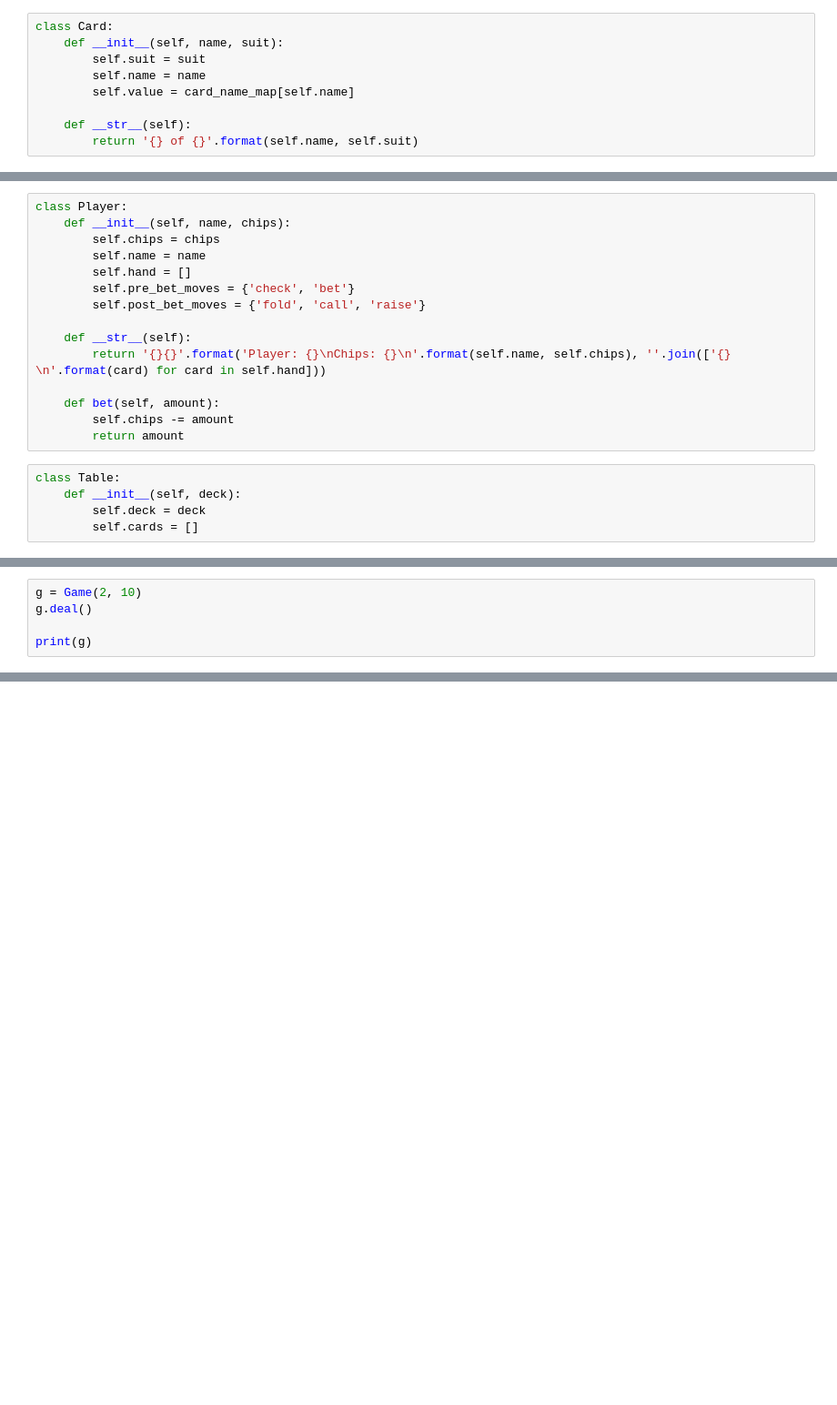
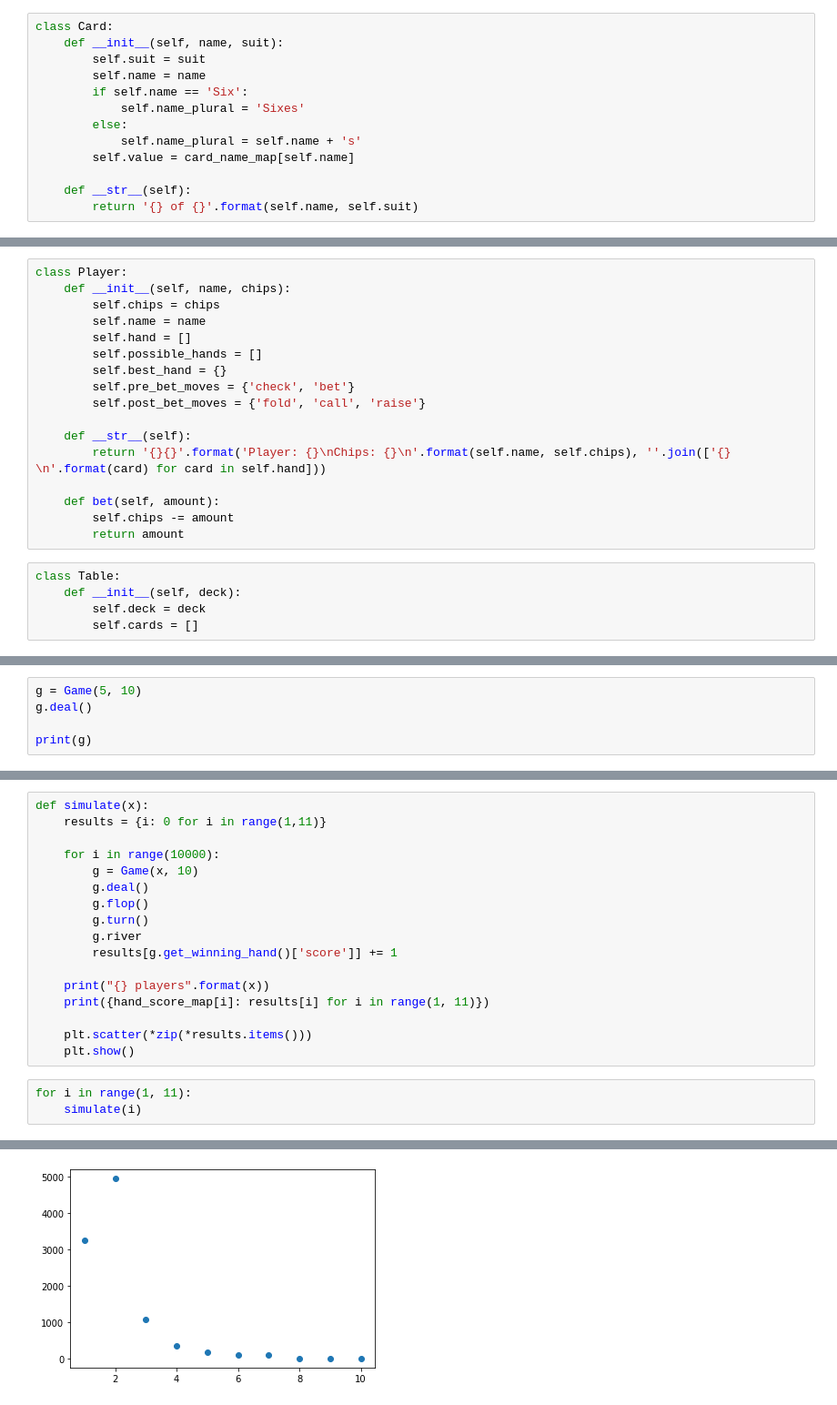
Before and after one commit to owenmccadden/econ-411, a Jupyter notebook: texas_hold_em.ipynb, the cells around one changed output, grey strips where cells are left out. Shown at 91% size. Drawn from its saved outputs; the diff is of its cells as text; blank space fills up the shorter version.

Commit message:
implemented poker game simulation

```diff
--- a/texas_hold_em.ipynb
+++ b/texas_hold_em.ipynb
@@ -25,6 +43,10 @@ class Card:
     def __init__(self, name, suit):
         self.suit = suit
         self.name = name
+        if self.name == 'Six':
+            self.name_plural = 'Sixes'
+        else:
+            self.name_plural = self.name + 's'
         self.value = card_name_map[self.name]
 
     def __str__(self):
@@ -52,6 +74,8 @@ class Player:
         self.chips = chips
         self.name = name
         self.hand = []
+        self.possible_hands = []
+        self.best_hand = {}
         self.pre_bet_moves = {'check', 'bet'}
         self.post_bet_moves = {'fold', 'call', 'raise'}
 
@@ -102,5 +283,5 @@ class Game:
 # %%
-g = Game(2, 10)
+g = Game(5, 10)
 g.deal()
 
 print(g)
@@ -296,0 +330,21 @@ def evaluateScore(hand):
+# %%
+def simulate(x):
+    results = {i: 0 for i in range(1,11)}
+
+    for i in range(10000):
+        g = Game(x, 10)
+        g.deal()
+        g.flop()
+        g.turn()
+        g.river
+        results[g.get_winning_hand()['score']] += 1
+
+    print("{} players".format(x))
+    print({hand_score_map[i]: results[i] for i in range(1, 11)})
+
+    plt.scatter(*zip(*results.items()))
+    plt.show()
+# %%
+for i in range(1, 11):
+    simulate(i)
+# %% [output]
@@ -296,0 +353 @@ def evaluateScore(hand):
+[figure, added]
```
Also changed, not shown: parts of 18 cells of this notebook.
